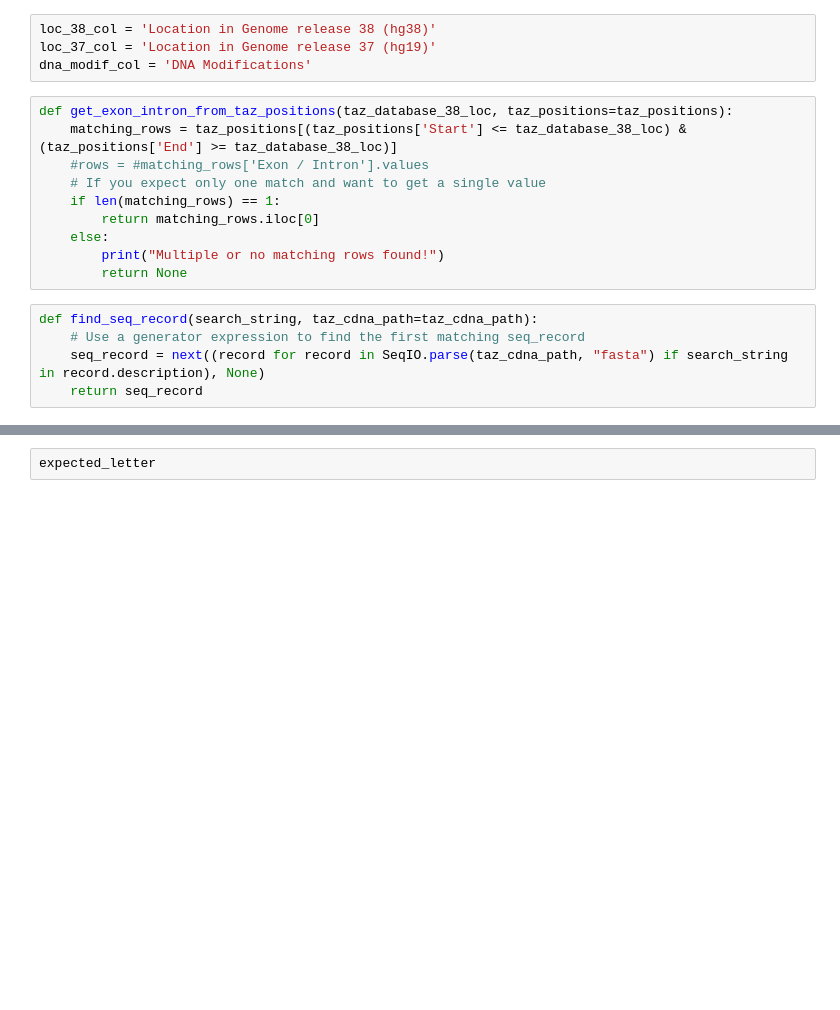
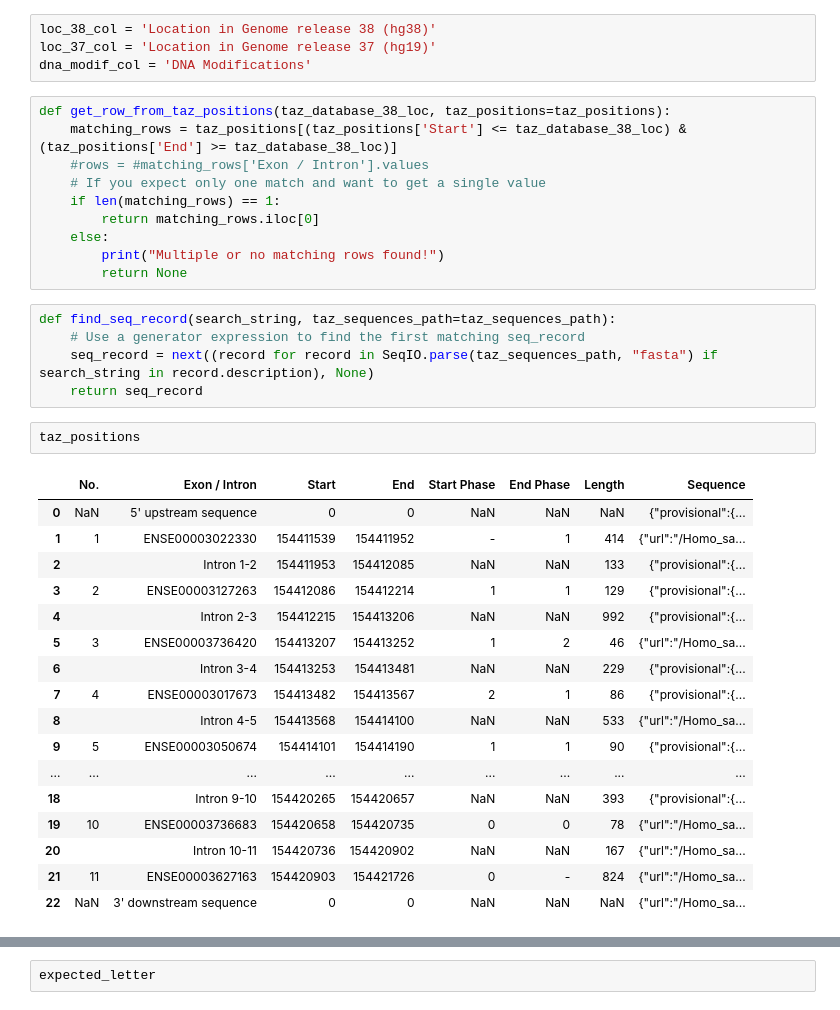
Before and after one commit to zdenkas/human-tafazzin-variants-database, a Jupyter notebook: notebooks/0003_fix_positions.ipynb, the cells around one changed output, grey strips where cells are left out. Drawn from its saved outputs; the diff is of its cells as text; blank space fills up the shorter version.

```diff
--- a/notebooks/0003_fix_positions.ipynb
+++ b/notebooks/0003_fix_positions.ipynb
@@ -107,7 +94,7 @@ loc_38_col = 'Location in Genome release 38 (hg38)'
 loc_37_col = 'Location in Genome release 37 (hg19)'
 dna_modif_col = 'DNA Modifications'
 # %%
-def get_exon_intron_from_taz_positions(taz_database_38_loc, taz_positions=taz_positions):
+def get_row_from_taz_positions(taz_database_38_loc, taz_positions=taz_positions):
     matching_rows = taz_positions[(taz_positions['Start'] <= taz_database_38_loc) & (taz_positions['End'] >= taz_database_38_loc)]
     #rows = #matching_rows['Exon / Intron'].values
     # If you expect only one match and want to get a single value
@@ -117,8 +104,28 @@ def get_exon_intron_from_taz_positions(taz_database_38_loc, taz_positions=taz_po
         print("Multiple or no matching rows found!")
         return None
 # %%
-def find_seq_record(search_string, taz_cdna_path=taz_cdna_path):
+def find_seq_record(search_string, taz_sequences_path=taz_sequences_path):
     # Use a generator expression to find the first matching seq_record
-    seq_record = next((record for record in SeqIO.parse(taz_cdna_path, "fasta") if search_string in record.description), None)
+    seq_record = next((record for record in SeqIO.parse(taz_sequences_path, "fasta") if search_string in record.description), None)
     return seq_record
+# %%
+taz_positions
+# %% [output]
+|  | No. | Exon / Intron | Start | End | Start Phase | End Phase | Length | Sequence |
+| 0 | NaN | 5' upstream sequence | 0 | 0 | NaN | NaN | NaN | {"provisional":{... |
+| 1 | 1 | ENSE00003022330 | 154411539 | 154411952 | - | 1 | 414 | {"url":"/Homo_sa... |
+| 2 |  | Intron 1-2 | 154411953 | 154412085 | NaN | NaN | 133 | {"provisional":{... |
+| 3 | 2 | ENSE00003127263 | 154412086 | 154412214 | 1 | 1 | 129 | {"provisional":{... |
+| 4 |  | Intron 2-3 | 154412215 | 154413206 | NaN | NaN | 992 | {"provisional":{... |
+| 5 | 3 | ENSE00003736420 | 154413207 | 154413252 | 1 | 2 | 46 | {"url":"/Homo_sa... |
+| 6 |  | Intron 3-4 | 154413253 | 154413481 | NaN | NaN | 229 | {"provisional":{... |
+| 7 | 4 | ENSE00003017673 | 154413482 | 154413567 | 2 | 1 | 86 | {"provisional":{... |
+| 8 |  | Intron 4-5 | 154413568 | 154414100 | NaN | NaN | 533 | {"url":"/Homo_sa... |
+| 9 | 5 | ENSE00003050674 | 154414101 | 154414190 | 1 | 1 | 90 | {"provisional":{... |
+| ... | ... | ... | ... | ... | ... | ... | ... | ... |
+| 18 |  | Intron 9-10 | 154420265 | 154420657 | NaN | NaN | 393 | {"provisional":{... |
+| 19 | 10 | ENSE00003736683 | 154420658 | 154420735 | 0 | 0 | 78 | {"url":"/Homo_sa... |
+| 20 |  | Intron 10-11 | 154420736 | 154420902 | NaN | NaN | 167 | {"url":"/Homo_sa... |
+| 21 | 11 | ENSE00003627163 | 154420903 | 154421726 | 0 | - | 824 | {"url":"/Homo_sa... |
+| 22 | NaN | 3' downstream sequence | 0 | 0 | NaN | NaN | NaN | {"url":"/Homo_sa... |
 # %%
```
Also changed, not shown: parts of 30 cells of this notebook.
